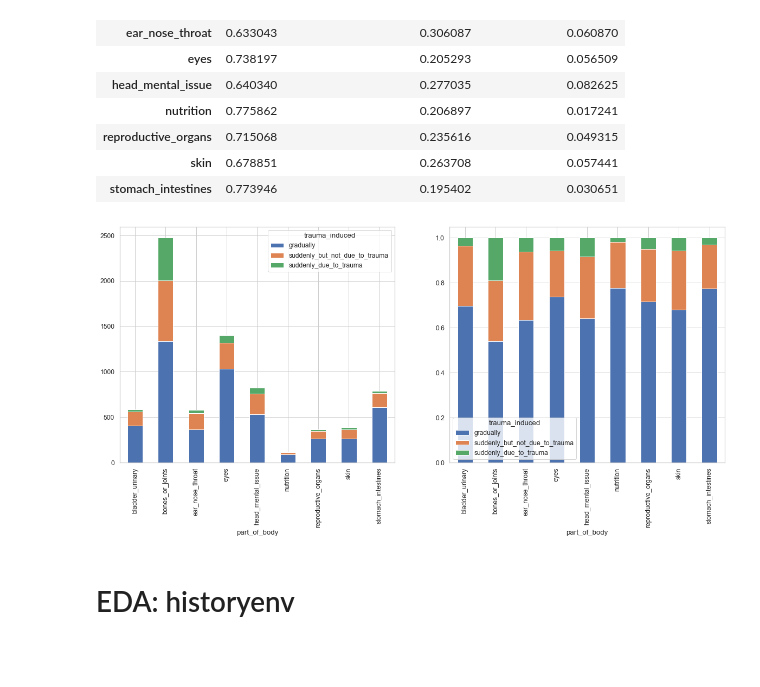
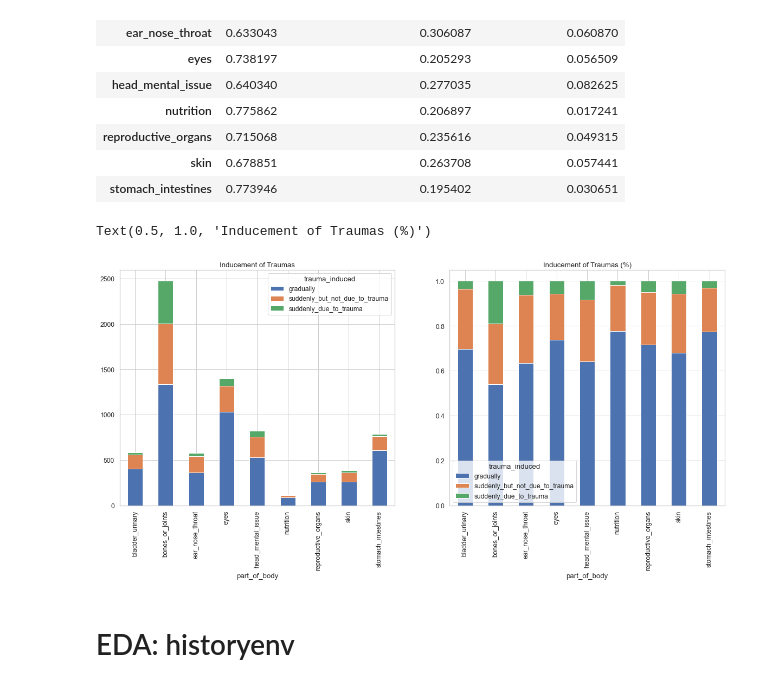
Before and after one commit to hamzabacc/puente, a Jupyter notebook: EDA.ipynb, the cells around one changed output. Drawn from its saved outputs; the diff is of its cells as text; code cells hidden in the pictures; blank space fills up the shorter version.

```diff
--- a/EDA.ipynb
+++ b/EDA.ipynb
@@ -490,11 +547,13 @@ body_trauma_induced_perc
 # %%
 fig, (ax1, ax2) = plt.subplots(1,2)
 fig.set_size_inches(20,8)
 ax1 = body_trauma_induced.plot(kind = "bar", stacked = True, ax = ax1)
-a1.set_title("Inducement of Traumas")
+ax1.set_title("Inducement of Traumas")
 ax2 = body_trauma_induced_perc.plot(kind = "bar", stacked = True, ax = ax2)
+ax2.set_title("Inducement of Traumas (%)")
 # %% [output]
+Text(0.5, 1.0, 'Inducement of Traumas (%)')
-[figure, old version]
+[figure, new version]
 # %% [markdown]
 # EDA: historyenv
 # %%
```
Also changed, not shown: parts of 39 cells of this notebook, 6 other files.
